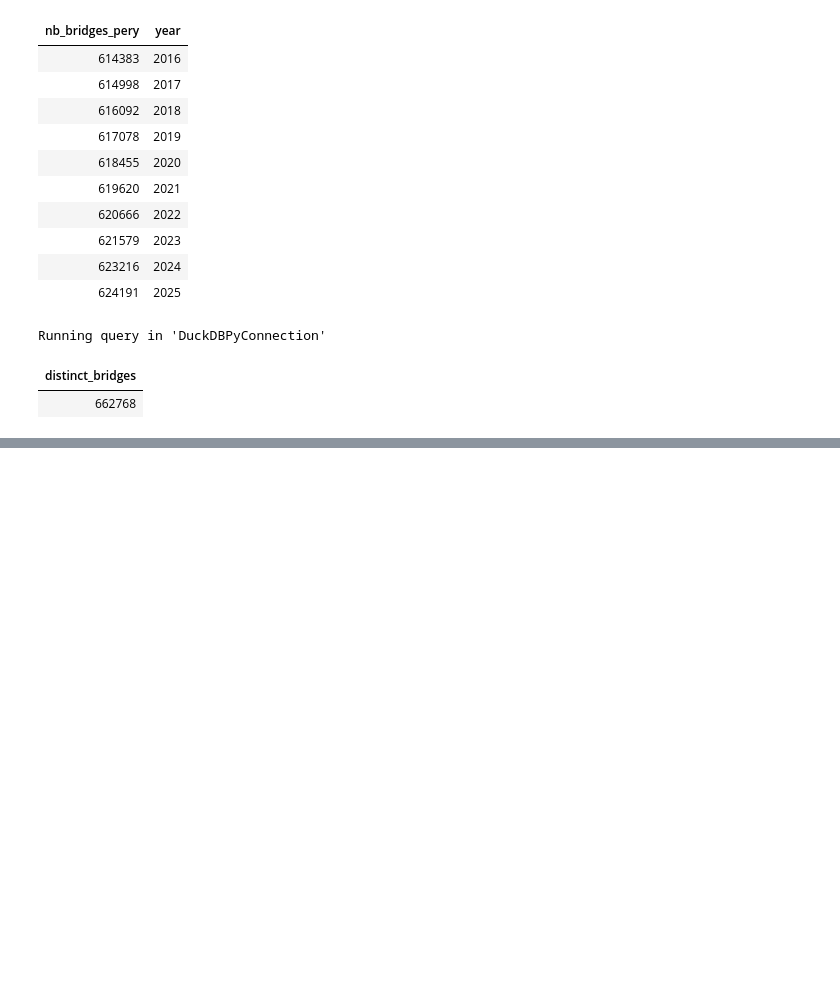
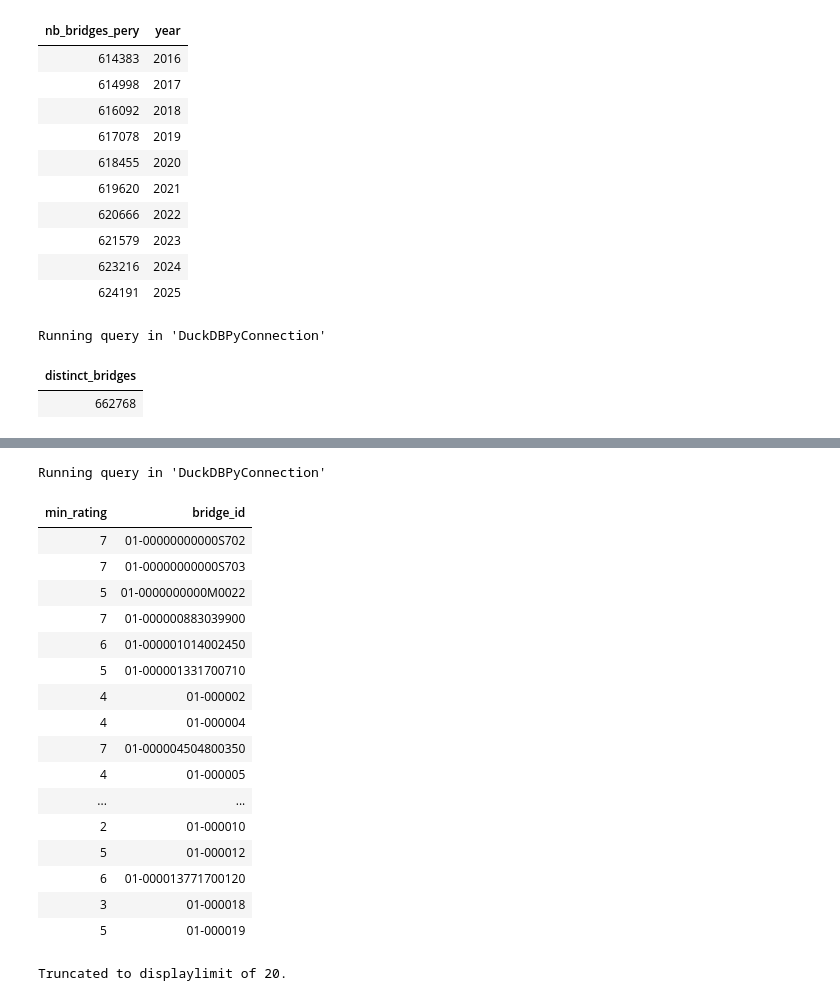
Before and after one commit to AHichem/bridge-deterioration-nbi, a Jupyter notebook: notebooks/02_sql_model.ipynb, the cells around one changed output, grey strips where cells are left out. Drawn from its saved outputs; the diff is of its cells as text; code cells hidden in the pictures; blank space fills up the shorter version.

```diff
--- a/notebooks/02_sql_model.ipynb
+++ b/notebooks/02_sql_model.ipynb
@@ -252,3 +279,27 @@ Running query in 'DuckDBPyConnection'
+# %%
+%%sql
+SELECT min_rating, bridge_id FROM inspections
+WHERE year=2017;
+# %% [output]
+Running query in 'DuckDBPyConnection'
+| min_rating | bridge_id |
+| 7 | 01-00000000000S702 |
+| 7 | 01-00000000000S703 |
+| 5 | 01-0000000000M0022 |
+| 7 | 01-000000883039900 |
+| 6 | 01-000001014002450 |
+| 5 | 01-000001331700710 |
+| 4 | 01-000002 |
+| 4 | 01-000004 |
+| 7 | 01-000004504800350 |
+| 4 | 01-000005 |
+| ... | ... |
+| 2 | 01-000010 |
+| 5 | 01-000012 |
+| 6 | 01-000013771700120 |
+| 3 | 01-000018 |
+| 5 | 01-000019 |
+Truncated to displaylimit of 20.
 # %%
 %%sql
 -- Q4 — part de ponceaux
```
Also changed, not shown: parts of 3 cells of this notebook.
